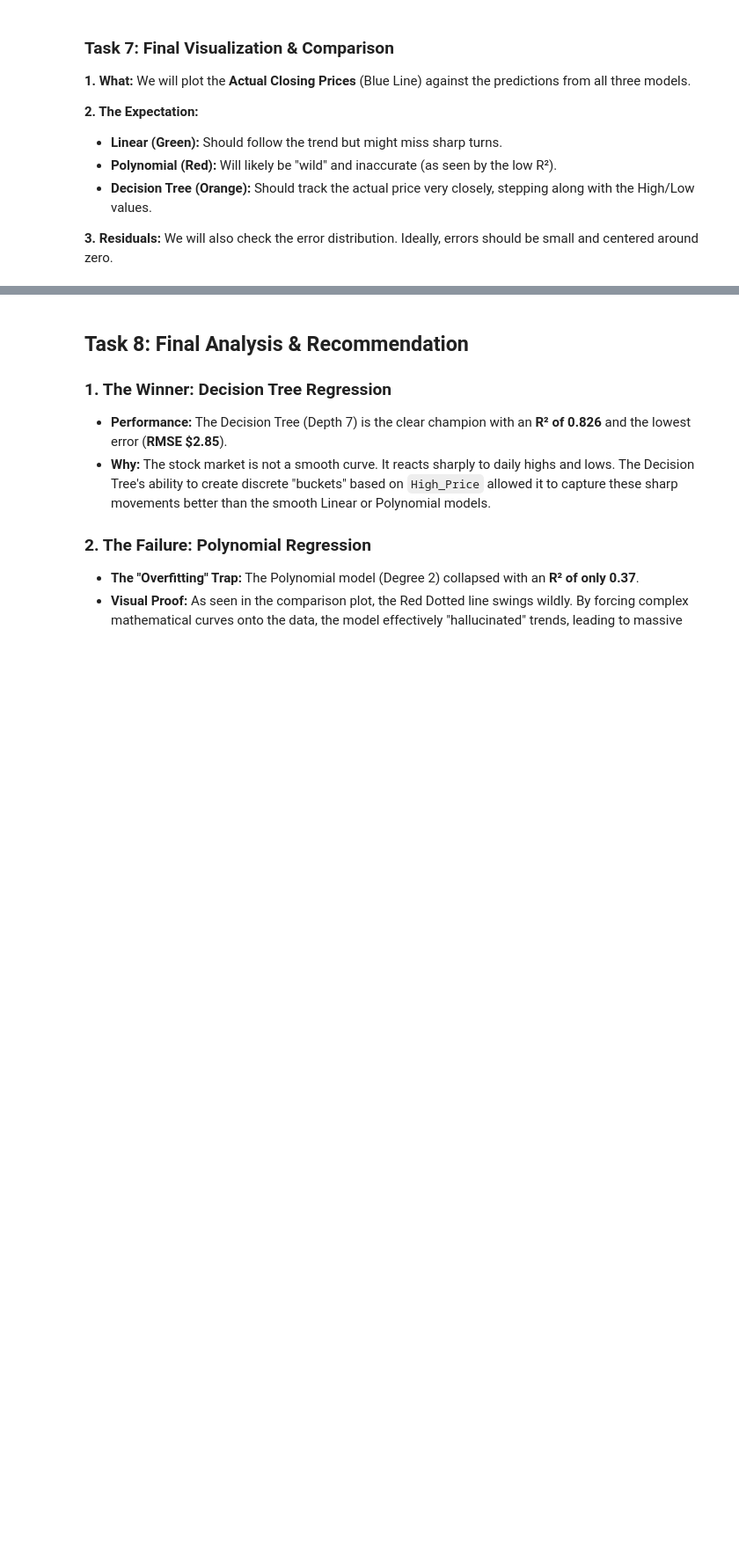
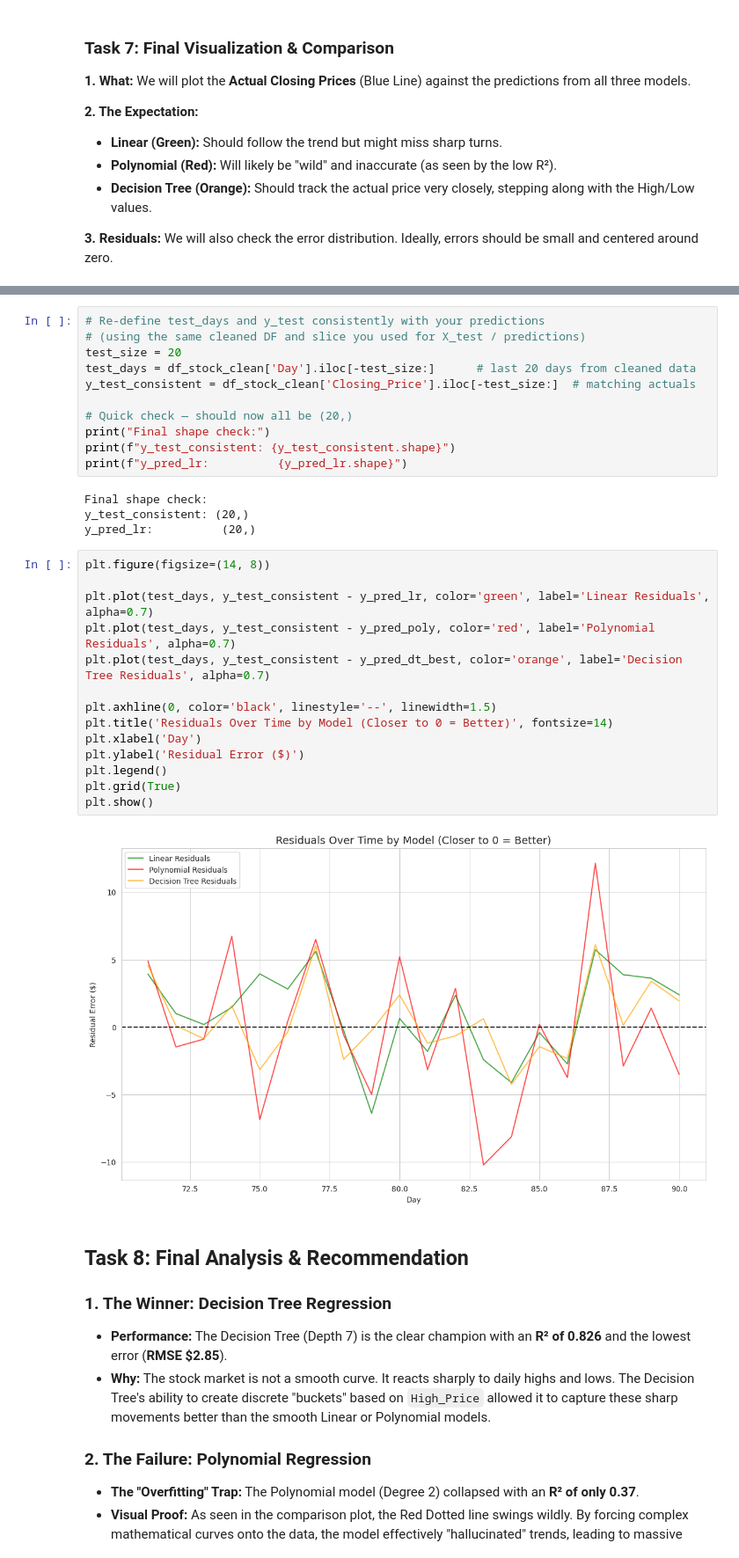
Before and after one commit to visionbyangelic/DATARAFLOW, a Jupyter notebook: week-15-regression-2.ipynb, the cells around one changed output, grey strips where cells are left out. Shown at 88% size. Cells and saved outputs as stored; diff of their text form; blank space fills up the shorter version.

```diff
--- a/week-15-regression-2.ipynb
+++ b/week-15-regression-2.ipynb
@@ -2167,3 +2654,34 @@ plt.show()
+# %%
+# Re-define test_days and y_test consistently with your predictions
+# (using the same cleaned DF and slice you used for X_test / predictions)
+test_size = 20
+test_days = df_stock_clean['Day'].iloc[-test_size:]      # last 20 days from cleaned data
+y_test_consistent = df_stock_clean['Closing_Price'].iloc[-test_size:]  # matching actuals
+
+# Quick check — should now all be (20,)
+print("Final shape check:")
+print(f"y_test_consistent: {y_test_consistent.shape}")
+print(f"y_pred_lr:          {y_pred_lr.shape}")
+# %% [output]
+Final shape check:
+y_test_consistent: (20,)
+y_pred_lr:          (20,)
+# %%
+plt.figure(figsize=(14, 8))
+
+plt.plot(test_days, y_test_consistent - y_pred_lr, color='green', label='Linear Residuals', alpha=0.7)
+plt.plot(test_days, y_test_consistent - y_pred_poly, color='red', label='Polynomial Residuals', alpha=0.7)
+plt.plot(test_days, y_test_consistent - y_pred_dt_best, color='orange', label='Decision Tree Residuals', alpha=0.7)
+
+plt.axhline(0, color='black', linestyle='--', linewidth=1.5)
+plt.title('Residuals Over Time by Model (Closer to 0 = Better)', fontsize=14)
+plt.xlabel('Day')
+plt.ylabel('Residual Error ($)')
+plt.legend()
+plt.grid(True)
+plt.show()
+# %% [output]
+[figure, added]
 # %% [markdown]
 ## Task 8: Final Analysis & Recommendation
 
```
Also changed, not shown: parts of 64 cells of this notebook.
